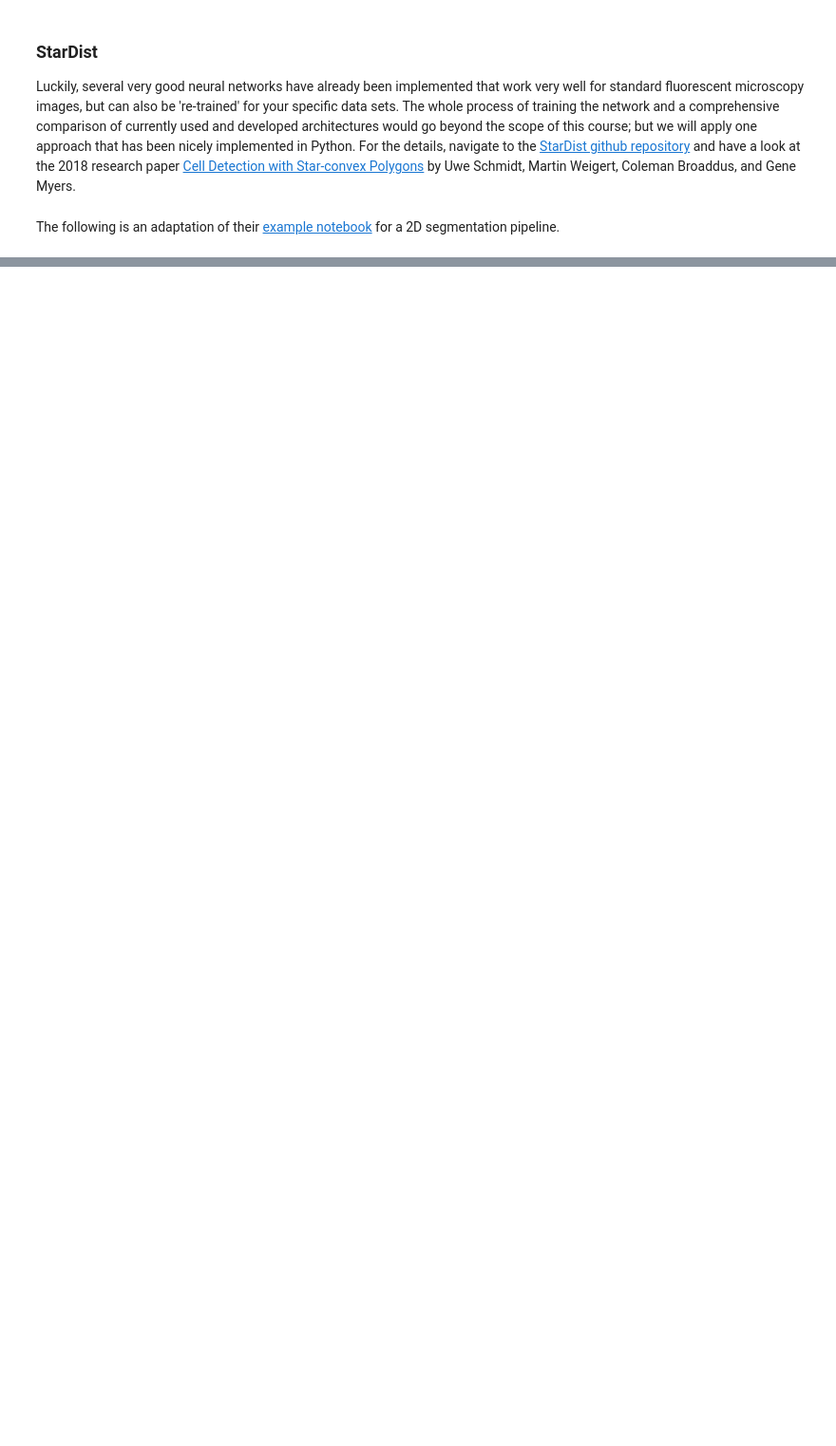
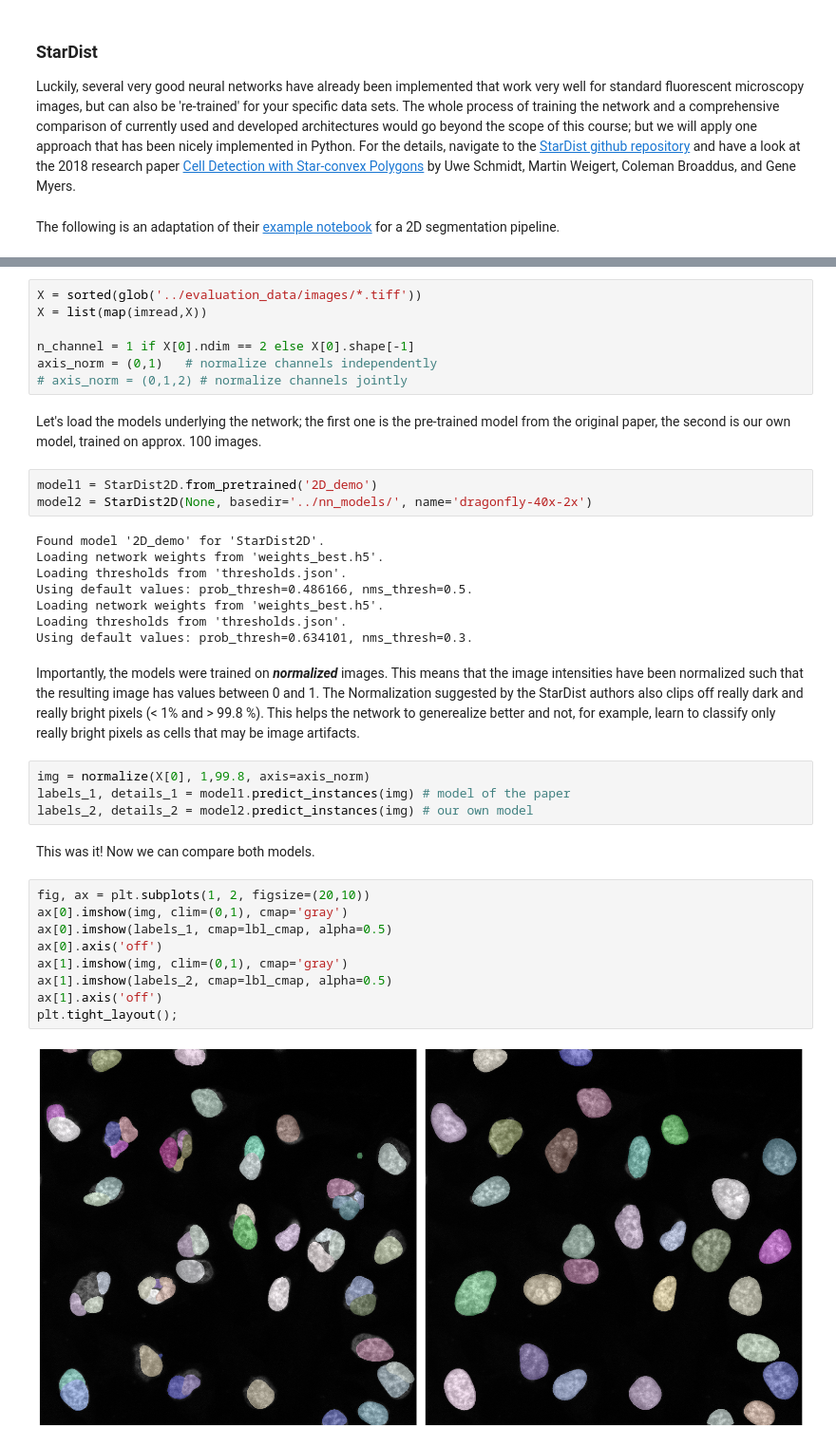
Before and after one commit to IES-HelmholtzZentrumMunchen/single-cell-analysis-course-2022, a Jupyter notebook: notebooks/05_segmentation_nn.ipynb, the cells around one changed output, grey strips where cells are left out. Shown at 95% size. Saved outputs shown, nothing was run; the diff lists cells and outputs as text; blank space fills up the shorter version.

Commit message:
add neural network segmentation exercise

```diff
--- a/notebooks/05_segmentation_nn.ipynb
+++ b/notebooks/05_segmentation_nn.ipynb
@@ -31,0 +30,39 @@ ModuleNotFoundError: No module named 'tifffile'
+# %%
+X = sorted(glob('../evaluation_data/images/*.tiff'))
+X = list(map(imread,X))
+
+n_channel = 1 if X[0].ndim == 2 else X[0].shape[-1]
+axis_norm = (0,1)   # normalize channels independently
+# axis_norm = (0,1,2) # normalize channels jointly
+# %% [markdown]
+Let's load the models underlying the network; the first one is the pre-trained model from the original paper, the second is our own model, trained on approx. 100 images.
+# %%
+model1 = StarDist2D.from_pretrained('2D_demo')
+model2 = StarDist2D(None, basedir='../nn_models/', name='dragonfly-40x-2x')
+# %% [output]
+Found model '2D_demo' for 'StarDist2D'.
+Loading network weights from 'weights_best.h5'.
+Loading thresholds from 'thresholds.json'.
+Using default values: prob_thresh=0.486166, nms_thresh=0.5.
+Loading network weights from 'weights_best.h5'.
+Loading thresholds from 'thresholds.json'.
+Using default values: prob_thresh=0.634101, nms_thresh=0.3.
+# %% [markdown]
+Importantly, the models were trained on ***normalized*** images. This means that the image intensities have been normalized such that the resulting image has values between 0 and 1. The Normalization suggested by the StarDist authors also clips off really dark and really bright pixels (< 1% and > 99.8 %). This helps the network to generealize better and not, for example, learn to classify only really bright pixels as cells that may be image artifacts.
+# %%
+img = normalize(X[0], 1,99.8, axis=axis_norm)
+labels_1, details_1 = model1.predict_instances(img) # model of the paper
+labels_2, details_2 = model2.predict_instances(img) # our own model
+# %% [markdown]
+This was it! Now we can compare both models.
+# %%
+fig, ax = plt.subplots(1, 2, figsize=(20,10))
+ax[0].imshow(img, clim=(0,1), cmap='gray')
+ax[0].imshow(labels_1, cmap=lbl_cmap, alpha=0.5)
+ax[0].axis('off')
+ax[1].imshow(img, clim=(0,1), cmap='gray')
+ax[1].imshow(labels_2, cmap=lbl_cmap, alpha=0.5)
+ax[1].axis('off')
+plt.tight_layout();
+# %% [output]
+[figure, added]
```
Also changed, not shown: parts of 6 cells of this notebook, 8 other files.
